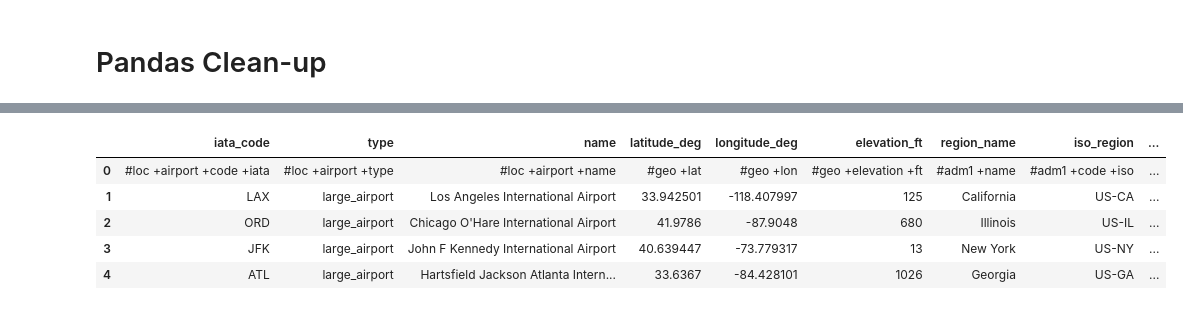
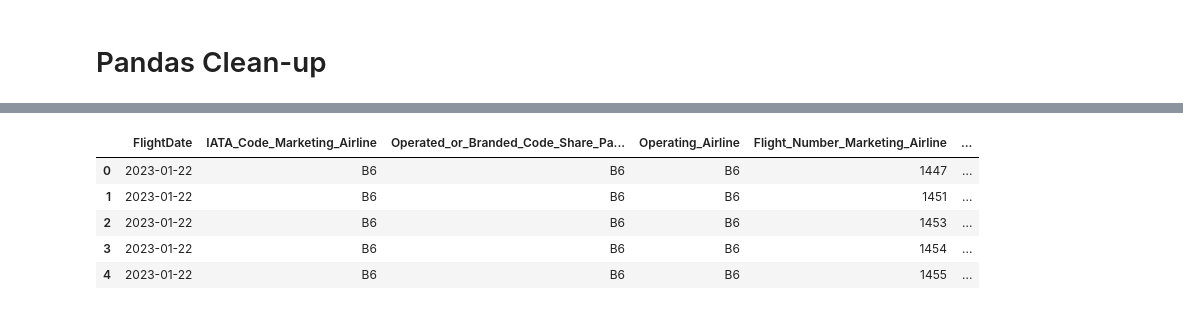
Before and after one commit to redpandata19/project3_team2, a Jupyter notebook: Cleanup2.ipynb, the cells around one changed output, grey strips where cells are left out. Cells and saved outputs as stored; diff of their text form; code cells hidden in the pictures.

```diff
--- a/Cleanup2.ipynb
+++ b/Cleanup2.ipynb
@@ -7,5 +8,6 @@ from pathlib import Path
 # %%
 # Read in CSV and display a few rows
-airports = pd.read_csv('Resources/us-airports.csv')
-airports.head()
+pd.set_option('display.max_columns', None)
+flight_csv = pd.read_csv('Resources/On_Time_Marketing_Carrier_On_Time_Performance_(Beginning_January_2018)_2023_1.csv', low_memory=False)
+flight_csv.head()
 # %% [output]
@@ -28,12 +26,15 @@ Index(['id', 'ident', 'type', 'name', 'latitude_deg', 'longitude_deg',
 # %%
 # Select columns and create new dataframe
-airport_columns_df = pd.DataFrame(airports[['iata_code', 'type', 'name', 'latitude_deg', 'longitude_deg',
-       'elevation_ft','region_name', 'iso_region', 'local_region', 'municipality']])
-airport_columns_df.head()
+jan_flights_df = pd.DataFrame(flight_csv[['FlightDate','IATA_Code_Marketing_Airline', 'Operated_or_Branded_Code_Share_Partners',
+                                      'Operating_Airline ','Flight_Number_Marketing_Airline','Tail_Number',
+                                      'Origin','Dest','OriginCityName','DestCityName','CRSDepTime','DepTime',
+                                      'DepDelay','DepDelayMinutes','DepDel15','ArrDelay','ArrDelayMinutes','Cancelled',
+                                     'Diverted','CarrierDelay','WeatherDelay','NASDelay','SecurityDelay','LateAircraftDelay']])
+jan_flights_df.head()
 # %% [output]
-|  | iata_code | type | name | latitude_deg | longitude_deg | elevation_ft | region_name | iso_region | ... |
-| 0 | #loc +airport +code +iata | #loc +airport +type | #loc +airport +name | #geo +lat | #geo +lon | #geo +elevation +ft | #adm1 +name | #adm1 +code +iso | ... |
-| 1 | LAX | large_airport | Los Angeles International Airport | 33.942501 | -118.407997 | 125 | California | US-CA | ... |
-| 2 | ORD | large_airport | Chicago O'Hare International Airport | 41.9786 | -87.9048 | 680 | Illinois | US-IL | ... |
-| 3 | JFK | large_airport | John F Kennedy International Airport | 40.639447 | -73.779317 | 13 | New York | US-NY | ... |
-| 4 | ATL | large_airport | Hartsfield Jackson Atlanta Intern... | 33.6367 | -84.428101 | 1026 | Georgia | US-GA | ... |
+|  | FlightDate | IATA_Code_Marketing_Airline | Operated_or_Branded_Code_Share_Pa... | Operating_Airline | Flight_Number_Marketing_Airline | ... |
+| 0 | 2023-01-22 | B6 | B6 | B6 | 1447 | ... |
+| 1 | 2023-01-22 | B6 | B6 | B6 | 1451 | ... |
+| 2 | 2023-01-22 | B6 | B6 | B6 | 1453 | ... |
+| 3 | 2023-01-22 | B6 | B6 | B6 | 1454 | ... |
+| 4 | 2023-01-22 | B6 | B6 | B6 | 1455 | ... |
```
Also changed, not shown: parts of 12 cells of this notebook, 2 other files.
